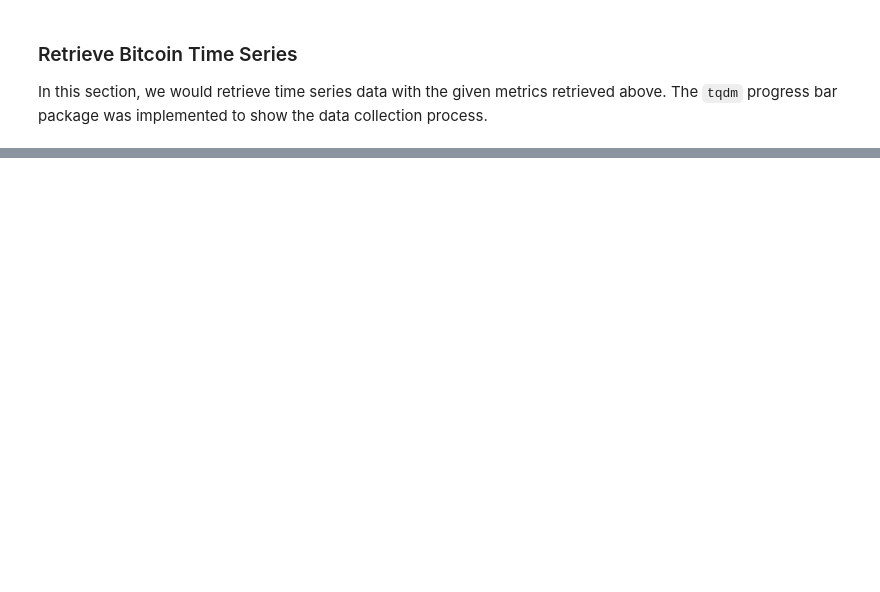
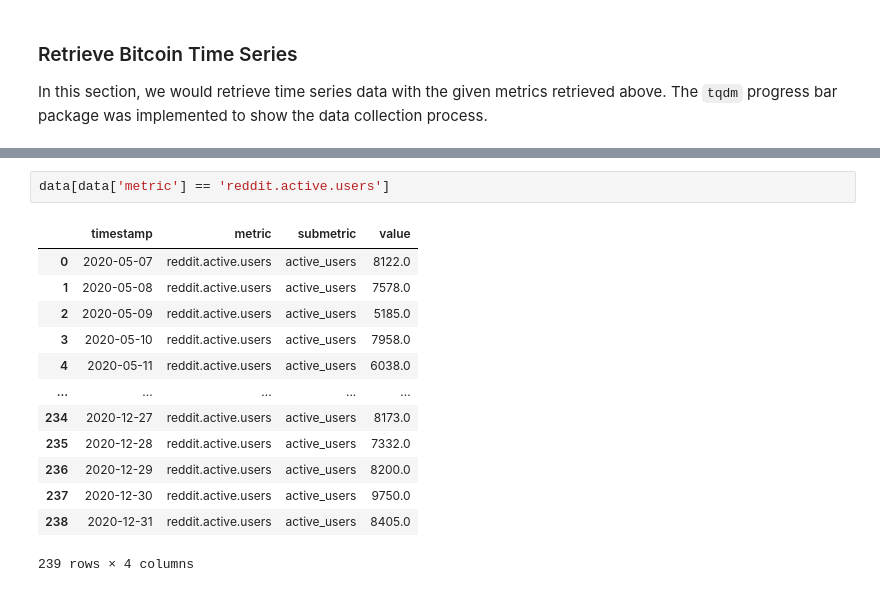
Before and after one commit to KaidenFrizu/recurrent-bitcoin-network, a Jupyter notebook: docs/DataCollection.ipynb, the cells around one changed output, grey strips where cells are left out. Drawn from its saved outputs; the diff is of its cells as text; blank space fills up the shorter version.

```diff
--- a/docs/DataCollection.ipynb
+++ b/docs/DataCollection.ipynb
@@ -193,0 +201,16 @@ memory usage: 885.0 KB
+# %%
+data[data['metric'] == 'reddit.active.users']
+# %% [output]
+|  | timestamp | metric | submetric | value |
+| 0 | 2020-05-07 | reddit.active.users | active_users | 8122.0 |
+| 1 | 2020-05-08 | reddit.active.users | active_users | 7578.0 |
+| 2 | 2020-05-09 | reddit.active.users | active_users | 5185.0 |
+| 3 | 2020-05-10 | reddit.active.users | active_users | 7958.0 |
+| 4 | 2020-05-11 | reddit.active.users | active_users | 6038.0 |
+| ... | ... | ... | ... | ... |
+| 234 | 2020-12-27 | reddit.active.users | active_users | 8173.0 |
+| 235 | 2020-12-28 | reddit.active.users | active_users | 7332.0 |
+| 236 | 2020-12-29 | reddit.active.users | active_users | 8200.0 |
+| 237 | 2020-12-30 | reddit.active.users | active_users | 9750.0 |
+| 238 | 2020-12-31 | reddit.active.users | active_users | 8405.0 |
+239 rows × 4 columns
```
Also changed, not shown: parts of 26 cells of this notebook, 4 other files.
